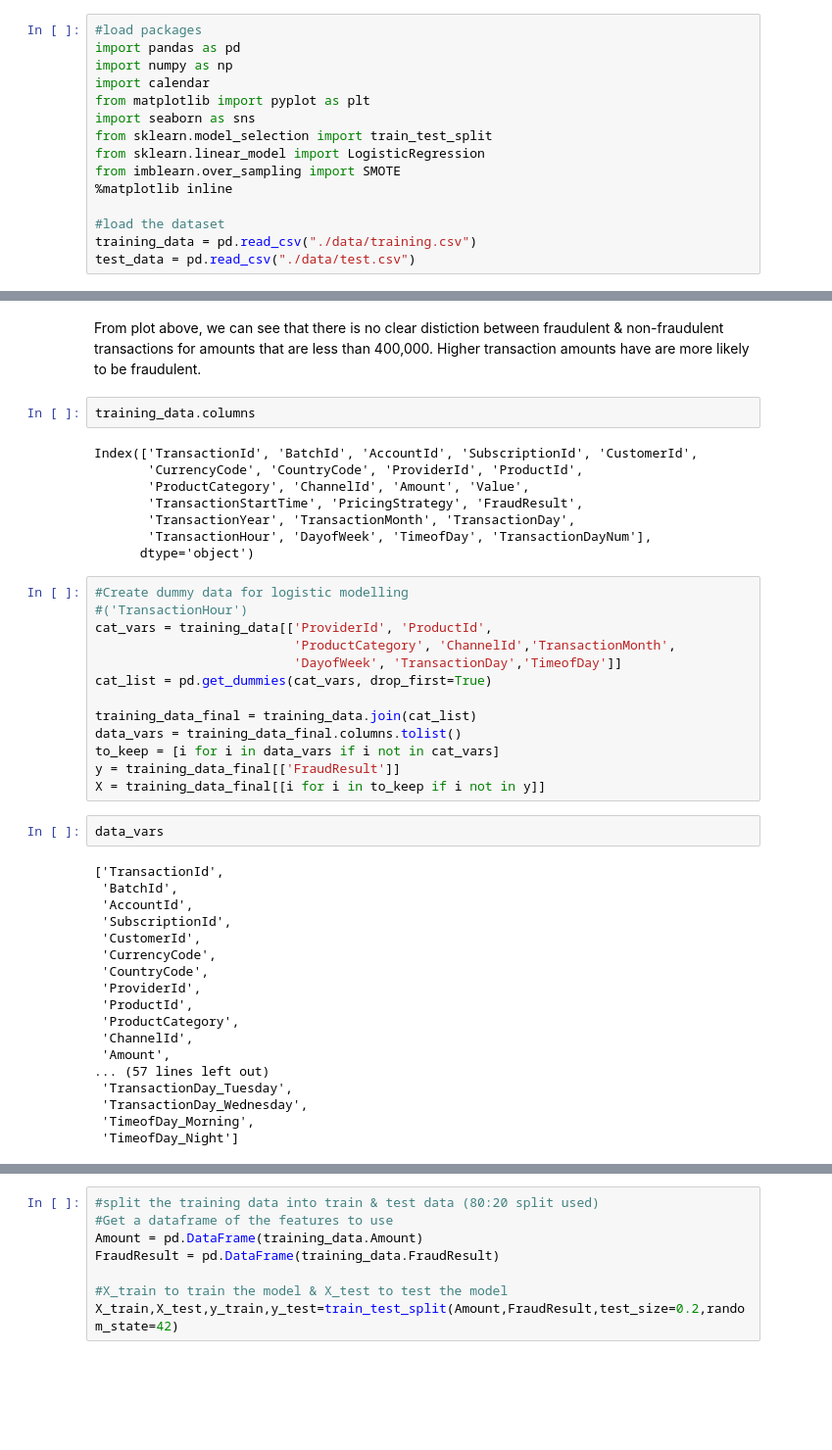
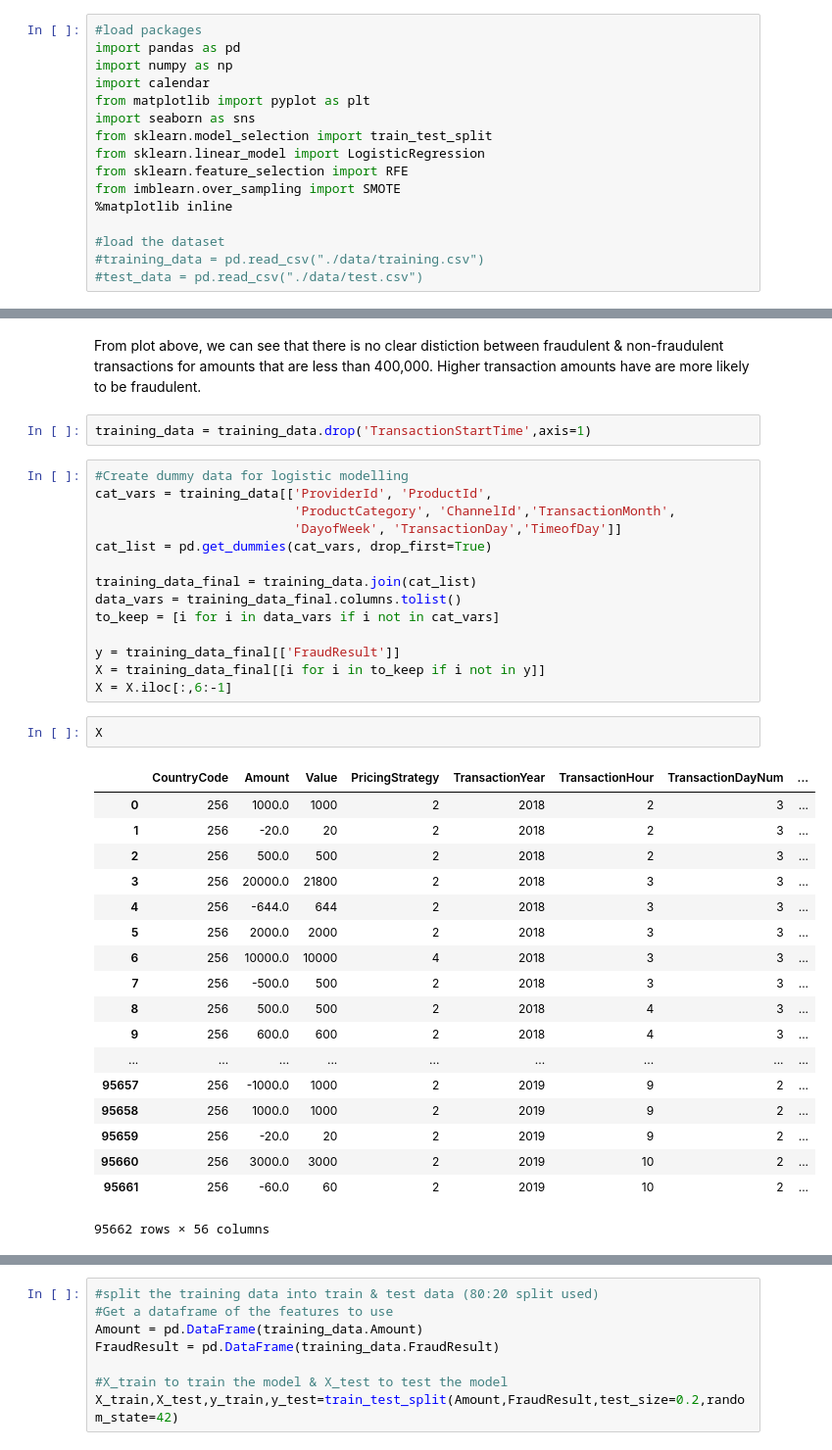
Before and after one commit to wkirui/sturdy-xente, a Jupyter notebook: Xente Fraud Detection Model.ipynb, the cells around one changed output, grey strips where cells are left out. Shown at 98% size. Cells and saved outputs as stored; diff of their text form; blank space fills up the shorter version.

```diff
--- a/Xente Fraud Detection Model.ipynb
+++ b/Xente Fraud Detection Model.ipynb
@@ -9,12 +9,13 @@ from matplotlib import pyplot as plt
 import seaborn as sns
 from sklearn.model_selection import train_test_split
 from sklearn.linear_model import LogisticRegression
+from sklearn.feature_selection import RFE
 from imblearn.over_sampling import SMOTE
 %matplotlib inline
 
 #load the dataset
-training_data = pd.read_csv("./data/training.csv")
-test_data = pd.read_csv("./data/test.csv")
+#training_data = pd.read_csv("./data/training.csv")
+#test_data = pd.read_csv("./data/test.csv")
 # %%
 #Data Exploration
 #check the data  types & any missing values
@@ -299,19 +300,10 @@ plt.scatter(training_data.Value,training_data.FraudResult,marker="+",color="red"
 # %% [markdown]
 From plot above, we can see that there is no clear distiction between fraudulent & non-fraudulent transactions
 for amounts that are less than 400,000. Higher transaction amounts have are more likely to be fraudulent.
-# %%
-training_data.columns
-# %% [output]
-Index(['TransactionId', 'BatchId', 'AccountId', 'SubscriptionId', 'CustomerId',
-       'CurrencyCode', 'CountryCode', 'ProviderId', 'ProductId',
-       'ProductCategory', 'ChannelId', 'Amount', 'Value',
-       'TransactionStartTime', 'PricingStrategy', 'FraudResult',
-       'TransactionYear', 'TransactionMonth', 'TransactionDay',
-       'TransactionHour', 'DayofWeek', 'TimeofDay', 'TransactionDayNum'],
-      dtype='object')
+# %%
+training_data = training_data.drop('TransactionStartTime',axis=1)
 # %%
 #Create dummy data for logistic modelling
-#('TransactionHour')
 cat_vars = training_data[['ProviderId', 'ProductId',
                           'ProductCategory', 'ChannelId','TransactionMonth',
                           'DayofWeek', 'TransactionDay','TimeofDay']]
@@ -320,28 +312,31 @@ cat_list = pd.get_dummies(cat_vars, drop_first=True)
 training_data_final = training_data.join(cat_list)
 data_vars = training_data_final.columns.tolist()
 to_keep = [i for i in data_vars if i not in cat_vars]
+
 y = training_data_final[['FraudResult']]
 X = training_data_final[[i for i in to_keep if i not in y]]
+X = X.iloc[:,6:-1]
-# %%
-data_vars
-# %% [output]
-['TransactionId',
- 'BatchId',
- 'AccountId',
- 'SubscriptionId',
- 'CustomerId',
- 'CurrencyCode',
- 'CountryCode',
- 'ProviderId',
- 'ProductId',
- 'ProductCategory',
- 'ChannelId',
- 'Amount',
-... (57 lines left out)
- 'TransactionDay_Tuesday',
- 'TransactionDay_Wednesday',
- 'TimeofDay_Morning',
- 'TimeofDay_Night']
+# %%
+X
+# %% [output]
+|  | CountryCode | Amount | Value | PricingStrategy | TransactionYear | TransactionHour | TransactionDayNum | ... |
+| 0 | 256 | 1000.0 | 1000 | 2 | 2018 | 2 | 3 | ... |
+| 1 | 256 | -20.0 | 20 | 2 | 2018 | 2 | 3 | ... |
+| 2 | 256 | 500.0 | 500 | 2 | 2018 | 2 | 3 | ... |
+| 3 | 256 | 20000.0 | 21800 | 2 | 2018 | 3 | 3 | ... |
+| 4 | 256 | -644.0 | 644 | 2 | 2018 | 3 | 3 | ... |
+| 5 | 256 | 2000.0 | 2000 | 2 | 2018 | 3 | 3 | ... |
+| 6 | 256 | 10000.0 | 10000 | 4 | 2018 | 3 | 3 | ... |
+| 7 | 256 | -500.0 | 500 | 2 | 2018 | 3 | 3 | ... |
+| 8 | 256 | 500.0 | 500 | 2 | 2018 | 4 | 3 | ... |
+| 9 | 256 | 600.0 | 600 | 2 | 2018 | 4 | 3 | ... |
+| ... | ... | ... | ... | ... | ... | ... | ... | ... |
+| 95657 | 256 | -1000.0 | 1000 | 2 | 2019 | 9 | 2 | ... |
+| 95658 | 256 | 1000.0 | 1000 | 2 | 2019 | 9 | 2 | ... |
+| 95659 | 256 | -20.0 | 20 | 2 | 2019 | 9 | 2 | ... |
+| 95660 | 256 | 3000.0 | 3000 | 2 | 2019 | 10 | 2 | ... |
+| 95661 | 256 | -60.0 | 60 | 2 | 2019 | 10 | 2 | ... |
+95662 rows × 56 columns
 # %%
 #Over sample the data in order to have balanced data
 os = SMOTE(random_state=0)
```
Also changed, not shown: parts of 6 cells of this notebook.
